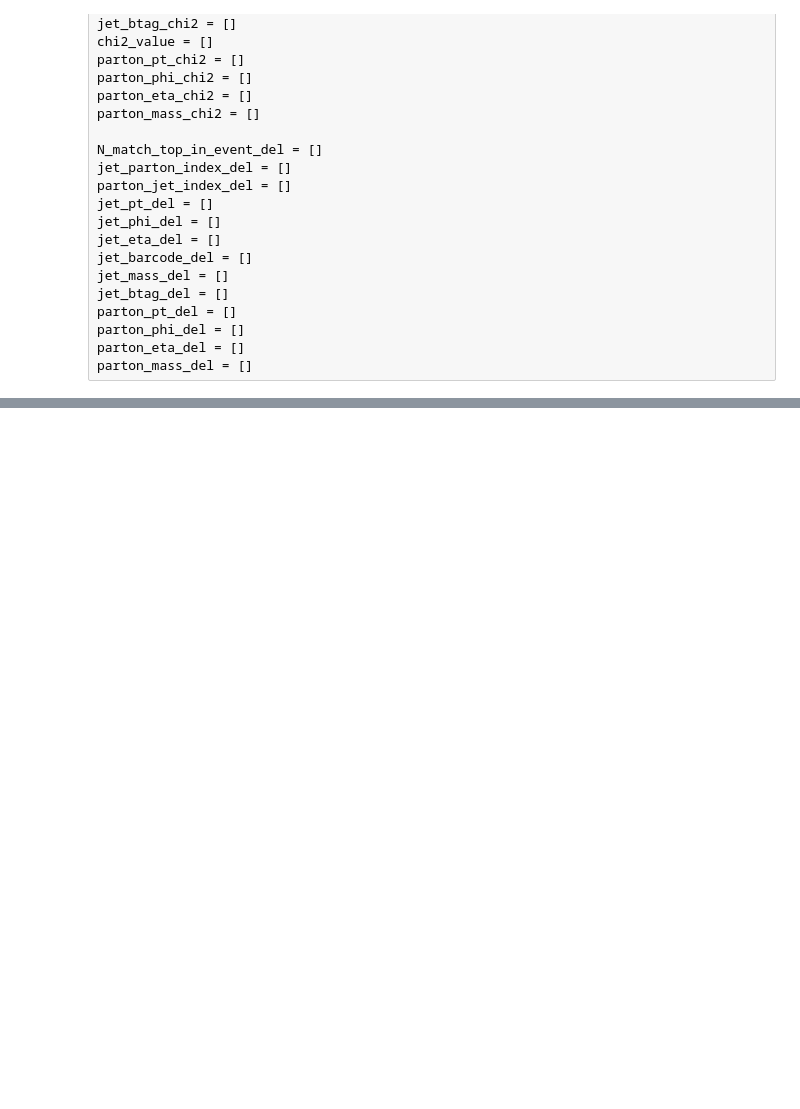
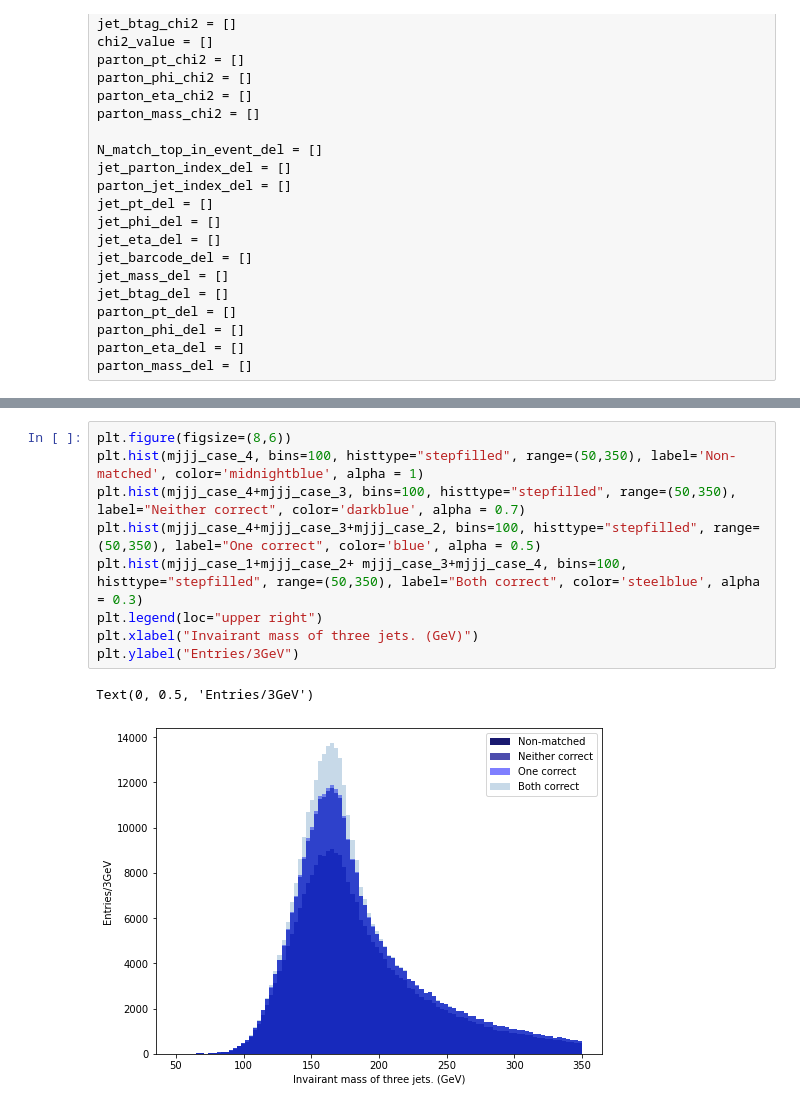
Before and after one commit to mfenton0/HEP-jet-assignment, a Jupyter notebook: analysis_script/purity_computation.ipynb, the cells around one changed output, grey strips where cells are left out. Cells and saved outputs as stored; diff of their text form; blank space fills up the shorter version.

```diff
--- a/analysis_script/purity_computation.ipynb
+++ b/analysis_script/purity_computation.ipynb
@@ -337,0 +415,12 @@ NameError: name 'both_correct' is not defined
+# %%
+plt.figure(figsize=(8,6))
+plt.hist(mjjj_case_4, bins=100, histtype="stepfilled", range=(50,350), label='Non-matched', color='midnightblue', alpha = 1)
+plt.hist(mjjj_case_4+mjjj_case_3, bins=100, histtype="stepfilled", range=(50,350), label="Neither correct", color='darkblue', alpha = 0.7)
+plt.hist(mjjj_case_4+mjjj_case_3+mjjj_case_2, bins=100, histtype="stepfilled", range=(50,350), label="One correct", color='blue', alpha = 0.5)
+plt.hist(mjjj_case_1+mjjj_case_2+ mjjj_case_3+mjjj_case_4, bins=100, histtype="stepfilled", range=(50,350), label="Both correct", color='steelblue', alpha = 0.3)
+plt.legend(loc="upper right")
+plt.xlabel("Invairant mass of three jets. (GeV)")
+plt.ylabel("Entries/3GeV")
+# %% [output]
+Text(0, 0.5, 'Entries/3GeV')
+[figure, added]
```
Also changed, not shown: parts of 24 cells of this notebook.
